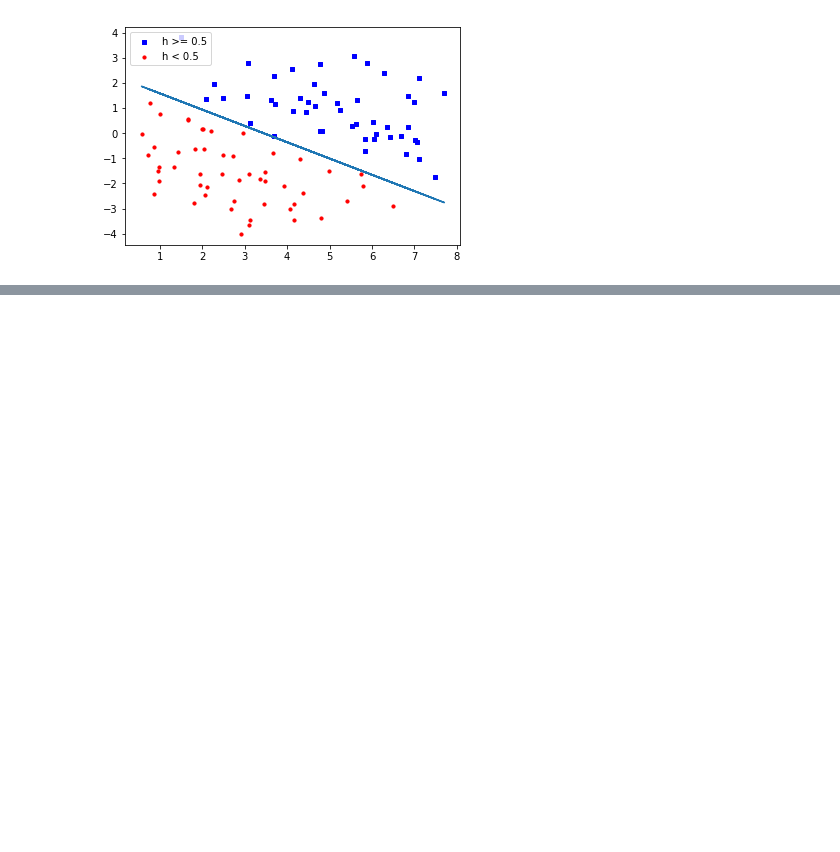
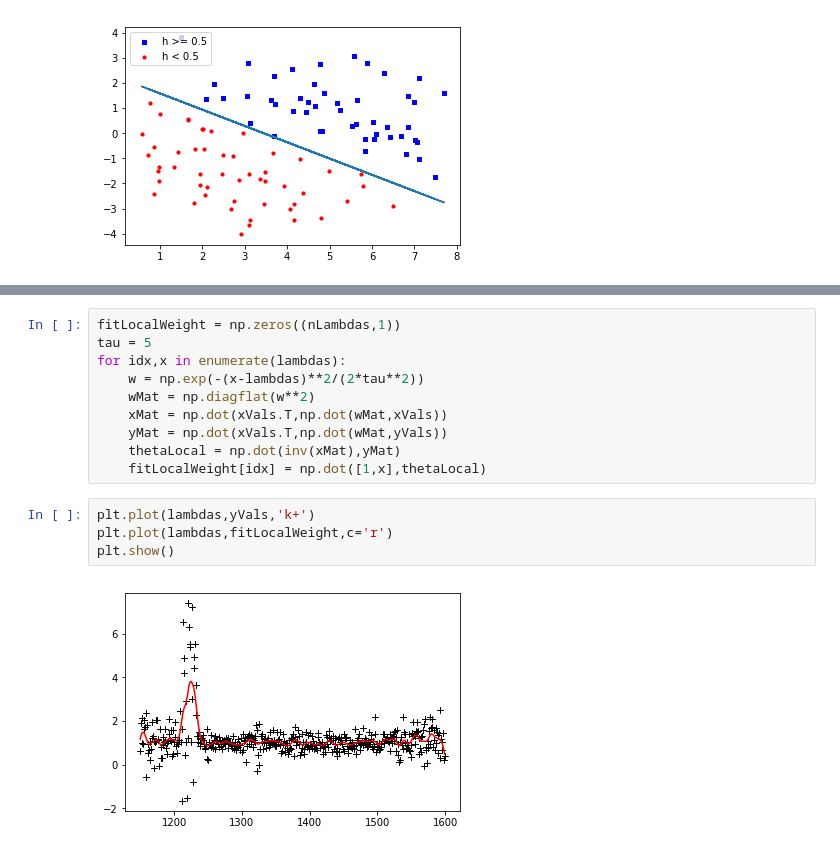
Before and after one commit to smeenehan/CS229-ProblemSets, a Jupyter notebook: PS1/PS1.ipynb, the cells around one changed output, grey strips where cells are left out. Cells and saved outputs as stored; diff of their text form; blank space fills up the shorter version.

```diff
--- a/PS1/PS1.ipynb
+++ b/PS1/PS1.ipynb
@@ -102,0 +208,16 @@ plt.show()
+# %%
+fitLocalWeight = np.zeros((nLambdas,1))
+tau = 5
+for idx,x in enumerate(lambdas):
+    w = np.exp(-(x-lambdas)**2/(2*tau**2))
+    wMat = np.diagflat(w**2)
+    xMat = np.dot(xVals.T,np.dot(wMat,xVals))
+    yMat = np.dot(xVals.T,np.dot(wMat,yVals))
+    thetaLocal = np.dot(inv(xMat),yMat)
+    fitLocalWeight[idx] = np.dot([1,x],thetaLocal)
+# %%
+plt.plot(lambdas,yVals,'k+')
+plt.plot(lambdas,fitLocalWeight,c='r')
+plt.show()
+# %% [output]
+[figure, added]
```
Also changed, not shown: parts of 13 cells of this notebook, 2 other files.
